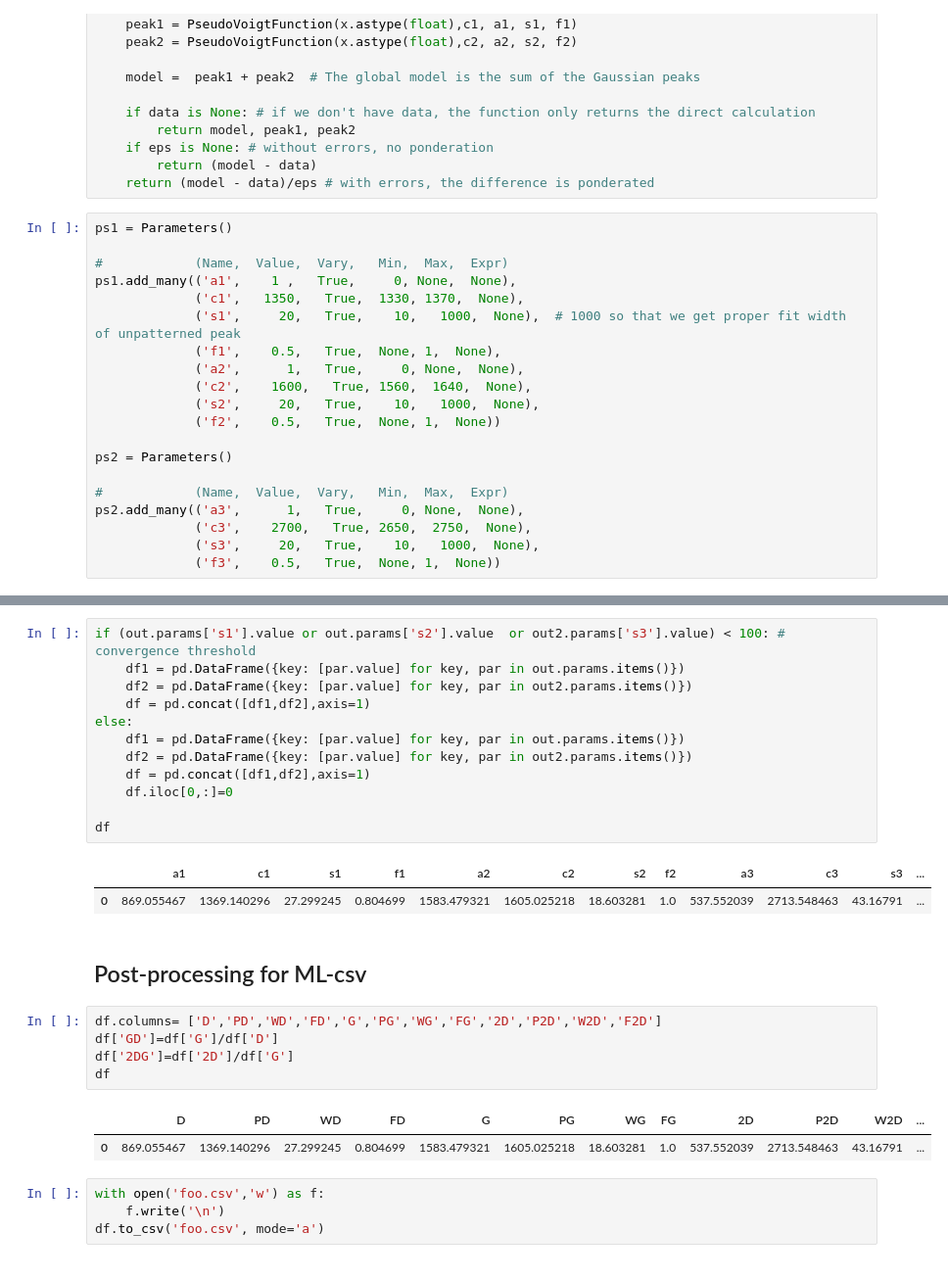
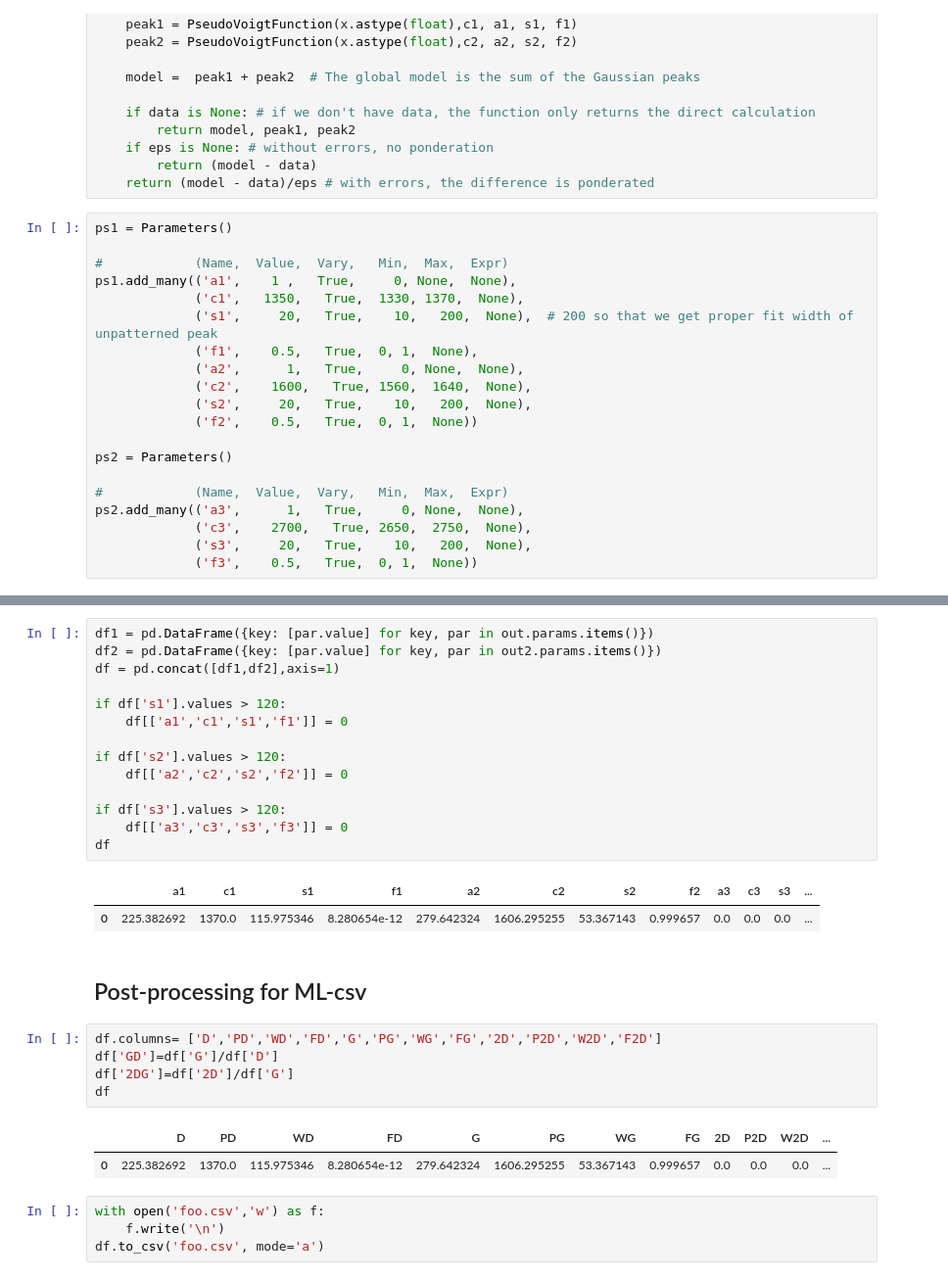
Before and after one commit to hududed/pyControl, a Jupyter notebook: nbs/Raman_fitcode.ipynb, the cells around one changed output, grey strips where cells are left out. Shown: that part at 98% size. Cells and saved outputs as stored; diff of their text form.

```diff
--- a/nbs/Raman_fitcode.ipynb
+++ b/nbs/Raman_fitcode.ipynb
@@ -152,20 +152,20 @@ ps1 = Parameters()
 #            (Name,  Value,  Vary,   Min,  Max,  Expr)
 ps1.add_many(('a1',    1 ,   True,     0, None,  None),
              ('c1',   1350,   True,  1330, 1370,  None),
-             ('s1',     20,   True,    10,   1000,  None),  # 1000 so that we get proper fit width of unpatterned peak
-             ('f1',    0.5,   True,  None, 1,  None),
+             ('s1',     20,   True,    10,   200,  None),  # 200 so that we get proper fit width of unpatterned peak
+             ('f1',    0.5,   True,  0, 1,  None),
              ('a2',      1,   True,     0, None,  None),
              ('c2',    1600,   True, 1560,  1640,  None),
-             ('s2',     20,   True,    10,   1000,  None),
-             ('f2',    0.5,   True,  None, 1,  None))
+             ('s2',     20,   True,    10,   200,  None),
+             ('f2',    0.5,   True,  0, 1,  None))
 
 ps2 = Parameters()
 
 #            (Name,  Value,  Vary,   Min,  Max,  Expr)
 ps2.add_many(('a3',      1,   True,     0, None,  None),
              ('c3',    2700,   True, 2650,  2750,  None),
-             ('s3',     20,   True,    10,   1000,  None),
-             ('f3',    0.5,   True,  None, 1,  None))
+             ('s3',     20,   True,    10,   200,  None),
+             ('f3',    0.5,   True,  0, 1,  None))
 # %%
 x = d1['W']
 y = d1['I_base']
@@ -220,18 +217,20 @@ plt.show()
 # %%
-if (out.params['s1'].value or out.params['s2'].value  or out2.params['s3'].value) < 100: # convergence threshold
-    df1 = pd.DataFrame({key: [par.value] for key, par in out.params.items()})
-    df2 = pd.DataFrame({key: [par.value] for key, par in out2.params.items()})
-    df = pd.concat([df1,df2],axis=1)
-else:
-    df1 = pd.DataFrame({key: [par.value] for key, par in out.params.items()})
-    df2 = pd.DataFrame({key: [par.value] for key, par in out2.params.items()})
-    df = pd.concat([df1,df2],axis=1)
-    df.iloc[0,:]=0
+df1 = pd.DataFrame({key: [par.value] for key, par in out.params.items()})
+df2 = pd.DataFrame({key: [par.value] for key, par in out2.params.items()})
+df = pd.concat([df1,df2],axis=1)
 
+if df['s1'].values > 120:
+    df[['a1','c1','s1','f1']] = 0
+
+if df['s2'].values > 120:
+    df[['a2','c2','s2','f2']] = 0
+
+if df['s3'].values > 120:
+    df[['a3','c3','s3','f3']] = 0
 df
 # %% [output]
 |  | a1 | c1 | s1 | f1 | a2 | c2 | s2 | f2 | a3 | c3 | s3 | ... |
-| 0 | 869.055467 | 1369.140296 | 27.299245 | 0.804699 | 1583.479321 | 1605.025218 | 18.603281 | 1.0 | 537.552039 | 2713.548463 | 43.16791 | ... |
+| 0 | 225.382692 | 1370.0 | 115.975346 | 8.280654e-12 | 279.642324 | 1606.295255 | 53.367143 | 0.999657 | 0.0 | 0.0 | 0.0 | ... |
 # %% [markdown]
 ## Post-processing for ML-csv
 # %%
@@ -241,7 +240,7 @@ df['2DG']=df['2D']/df['G']
 df
 # %% [output]
 |  | D | PD | WD | FD | G | PG | WG | FG | 2D | P2D | W2D | ... |
-| 0 | 869.055467 | 1369.140296 | 27.299245 | 0.804699 | 1583.479321 | 1605.025218 | 18.603281 | 1.0 | 537.552039 | 2713.548463 | 43.16791 | ... |
+| 0 | 225.382692 | 1370.0 | 115.975346 | 8.280654e-12 | 279.642324 | 1606.295255 | 53.367143 | 0.999657 | 0.0 | 0.0 | 0.0 | ... |
 # %%
 with open('foo.csv','w') as f:
     f.write('\n')
```
Also changed, not shown: parts of 3 cells of this notebook.
